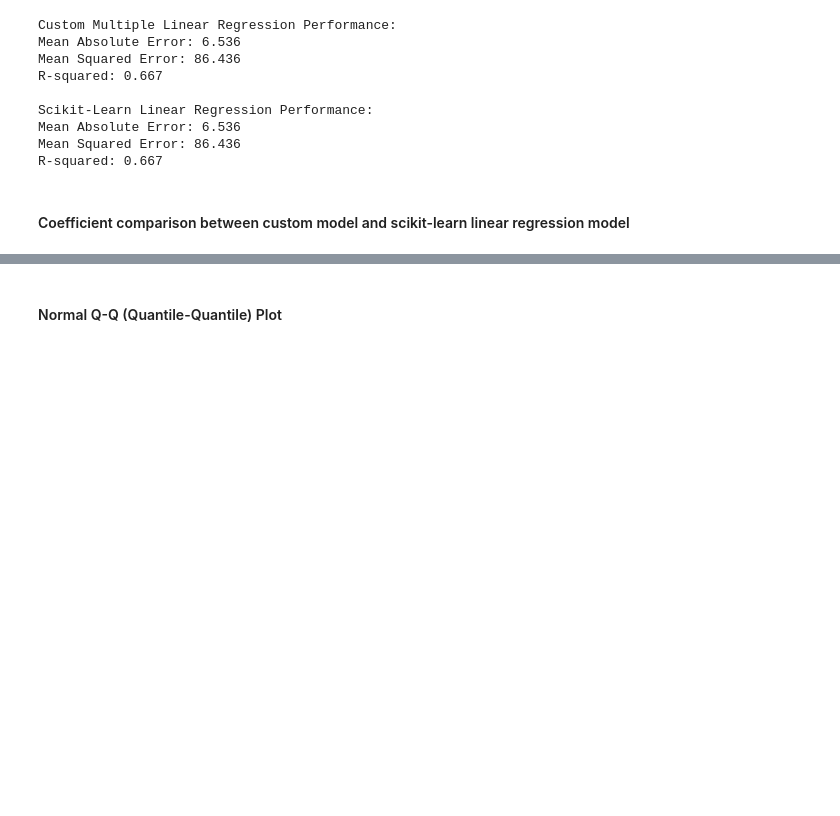
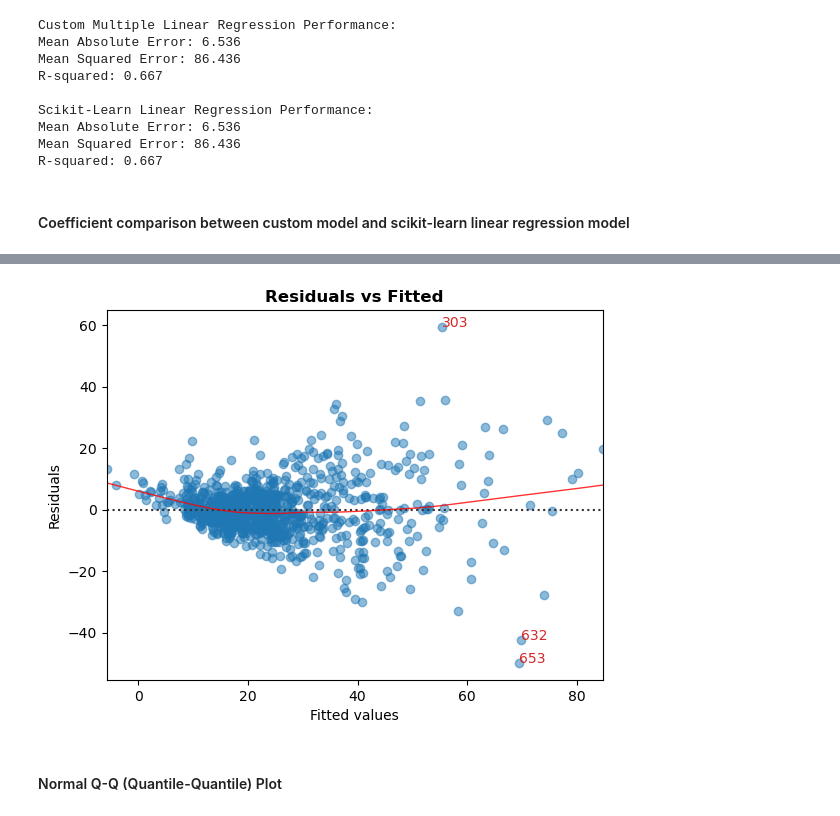
Before and after one commit to teodora-taleska/linear_regression, a Jupyter notebook: linear_regression.ipynb, the cells around one changed output, grey strips where cells are left out. Saved outputs shown, nothing was run; the diff lists cells and outputs as text; code cells hidden in the pictures; blank space fills up the shorter version.

Commit message:
Implemented diagnostic plots in the custom linear regression class, checked for attribute correlation, removed the highly correlated features and trained and evaluated the model again

```diff
--- a/linear_regression.ipynb
+++ b/linear_regression.ipynb
@@ -303,3 +600,8 @@ Custom Multiple Linear Regression Performance
+# %%
+model.residual_plot()
+plt.show()
+# %% [output]
+[figure, added]
 # %% [markdown]
 #### Normal Q-Q (Quantile-Quantile) Plot
 # %% [markdown]
```
Also changed, not shown: parts of 26 cells of this notebook, 2 other files.
